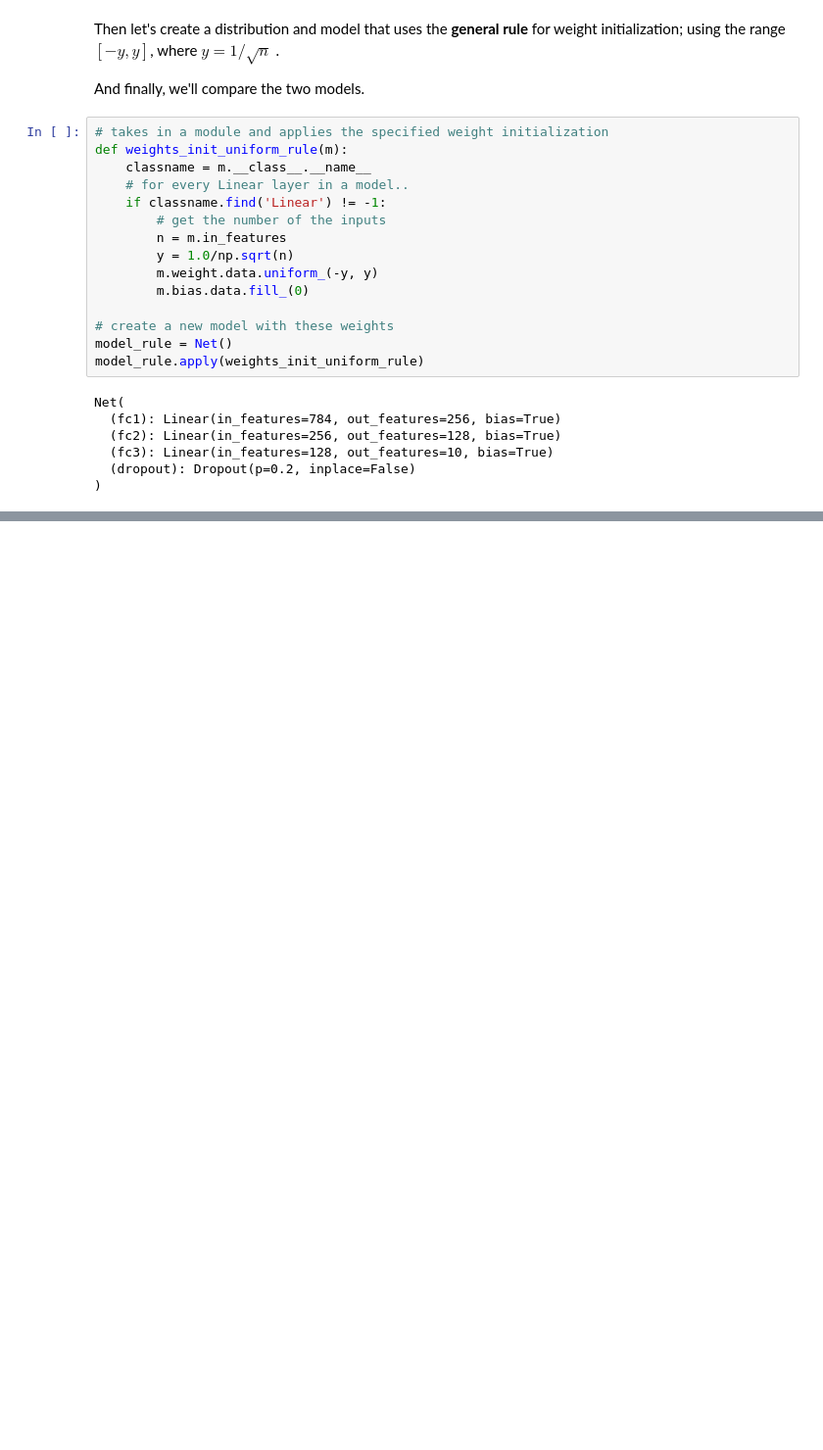
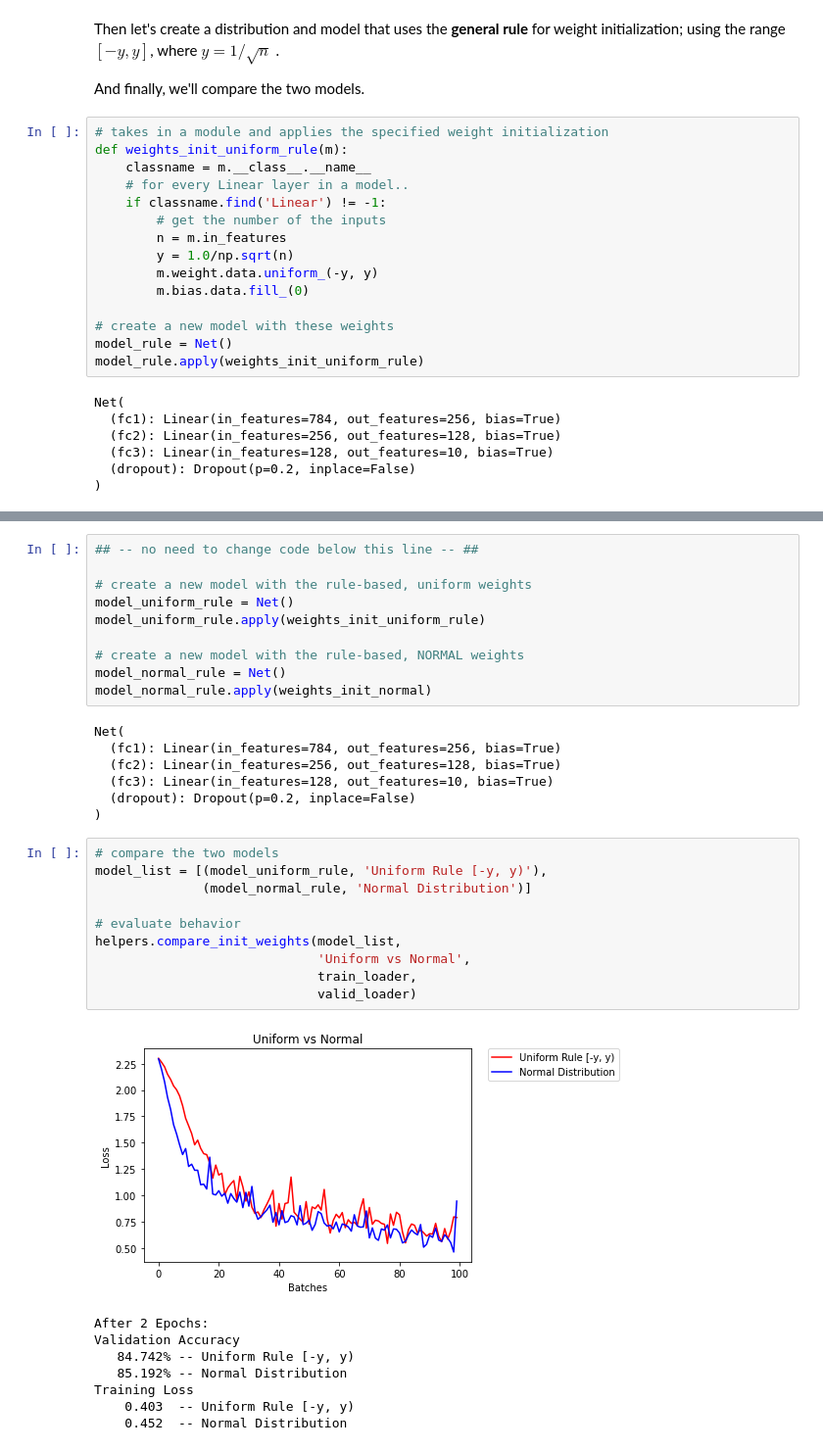
Before and after one commit to samuelkb/gColab, a Jupyter notebook: notebooks/Weights Initialization.ipynb, the cells around one changed output, grey strips where cells are left out. Shown at 98% size. Cells and saved outputs as stored; diff of their text form; blank space fills up the shorter version.

```diff
--- a/notebooks/Weights Initialization.ipynb
+++ b/notebooks/Weights Initialization.ipynb
@@ -400,0 +447,36 @@ Since the uniform distribution has the same chance to pick *any value* in a rang
+# %%
+## -- no need to change code below this line -- ##
+
+# create a new model with the rule-based, uniform weights
+model_uniform_rule = Net()
+model_uniform_rule.apply(weights_init_uniform_rule)
+
+# create a new model with the rule-based, NORMAL weights
+model_normal_rule = Net()
+model_normal_rule.apply(weights_init_normal)
+# %% [output]
+Net(
+  (fc1): Linear(in_features=784, out_features=256, bias=True)
+  (fc2): Linear(in_features=256, out_features=128, bias=True)
+  (fc3): Linear(in_features=128, out_features=10, bias=True)
+  (dropout): Dropout(p=0.2, inplace=False)
+)
+# %%
+# compare the two models
+model_list = [(model_uniform_rule, 'Uniform Rule [-y, y)'),
+              (model_normal_rule, 'Normal Distribution')]
+
+# evaluate behavior
+helpers.compare_init_weights(model_list,
+                             'Uniform vs Normal',
+                             train_loader,
+                             valid_loader)
+# %% [output]
+[figure, added]
+After 2 Epochs:
+Validation Accuracy
+   84.742% -- Uniform Rule [-y, y)
+   85.192% -- Normal Distribution
+Training Loss
+    0.403  -- Uniform Rule [-y, y)
+    0.452  -- Normal Distribution
```
Also changed, not shown: parts of 13 cells of this notebook.
